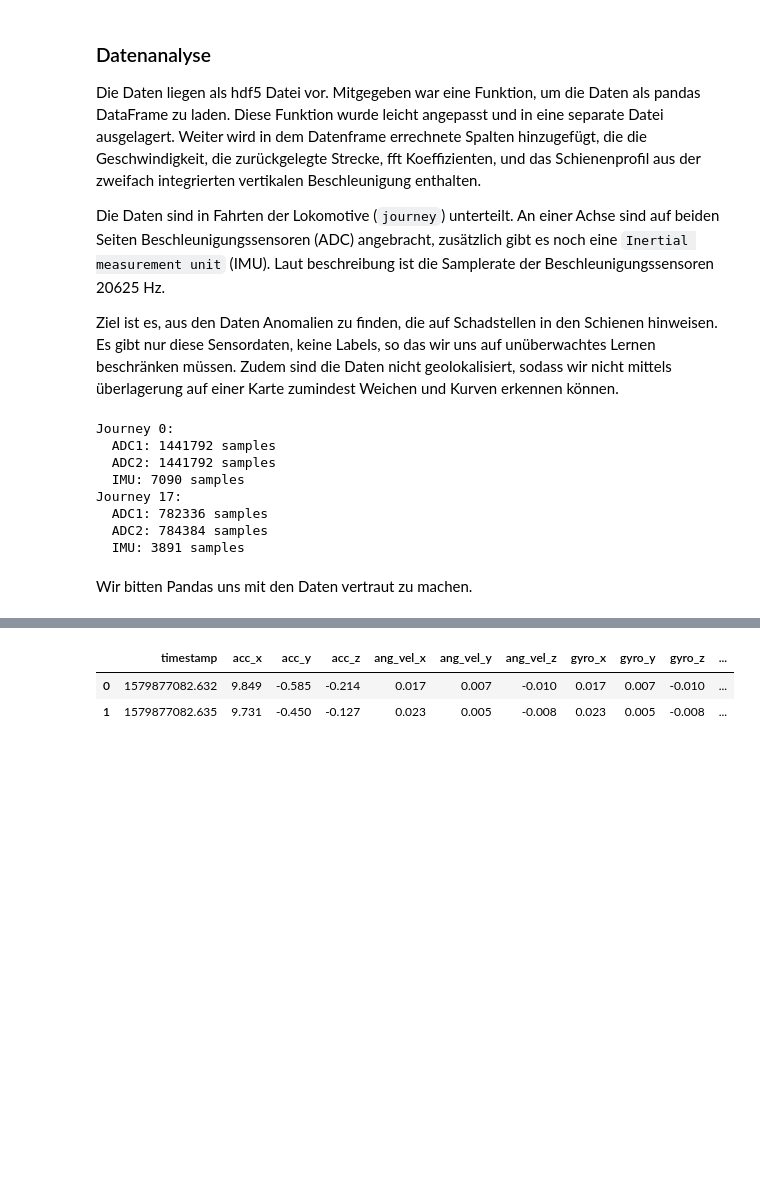
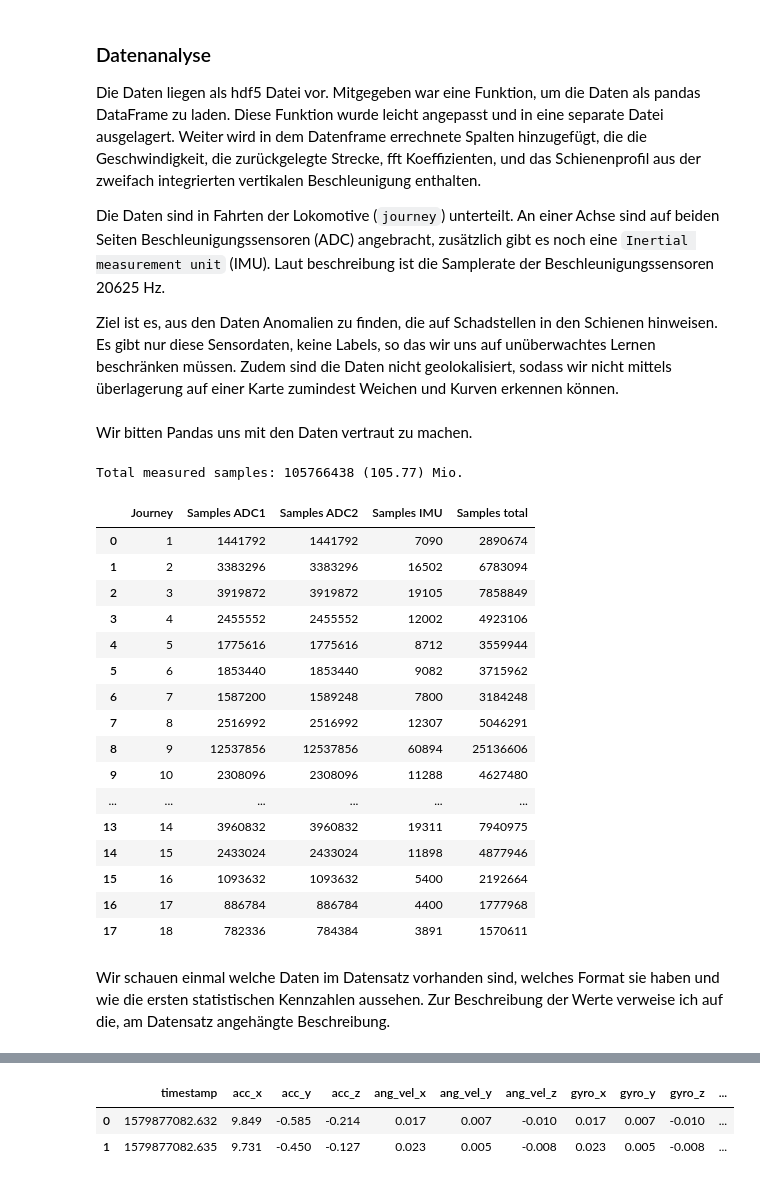
Before and after one commit to cMurschall/technicalDataAnalysis, a Jupyter notebook: report.ipynb, the cells around one changed output, grey strips where cells are left out. Drawn from its saved outputs; the diff is of its cells as text; code cells hidden in the pictures; blank space fills up the shorter version.

Commit message:
Updated count of measuremts part. We show now a dataframe and use jupyter to display it nicely.

```diff
--- a/report.ipynb
+++ b/report.ipynb
@@ -28,21 +30,41 @@ import data
-# %%
-# we print the first and last summary of the data
-for j in range(data.count_journeys())[::data.count_journeys()-1]:
-    print('Journey ' + str(j) + ':')
-    for _, sensor in enumerate(data.get_sensors()):
-        df = data.read_data(j, sensor)
-        print('  ' + sensor + ': ' + str(len(df)) + ' samples')
-# %% [output]
-Journey 0:
-  ADC1: 1441792 samples
-  ADC2: 1441792 samples
-  IMU: 7090 samples
-Journey 17:
-  ADC1: 782336 samples
-  ADC2: 784384 samples
-  IMU: 3891 samples
 # %% [markdown]
 Wir bitten Pandas uns mit den Daten vertraut zu machen.
+# %%
+d = {}
+for j in range(data.count_journeys()):
+    journey = j + 1
+    d[journey] = {}
+    total = 0
+    for _, sensor in enumerate(data.get_sensors()):
+        df = data.read_data(j, sensor)
+        d[journey][f"Samples {sensor}"] = len(df)
+        total += len(df)
+    d[journey]["Samples total"] = total
+
+df_count_samples = pd.DataFrame(d).T.rename_axis('Journey').reset_index()
+print(f"Total measured samples: {df_count_samples['Samples total'].sum()} ({(df_count_samples['Samples total'].sum()/10**6):.2f}) Mio.")
+df_count_samples
+# %% [output]
+Total measured samples: 105766438 (105.77) Mio.
+|  | Journey | Samples ADC1 | Samples ADC2 | Samples IMU | Samples total |
+| 0 | 1 | 1441792 | 1441792 | 7090 | 2890674 |
+| 1 | 2 | 3383296 | 3383296 | 16502 | 6783094 |
+| 2 | 3 | 3919872 | 3919872 | 19105 | 7858849 |
+| 3 | 4 | 2455552 | 2455552 | 12002 | 4923106 |
+| 4 | 5 | 1775616 | 1775616 | 8712 | 3559944 |
+| 5 | 6 | 1853440 | 1853440 | 9082 | 3715962 |
+| 6 | 7 | 1587200 | 1589248 | 7800 | 3184248 |
+| 7 | 8 | 2516992 | 2516992 | 12307 | 5046291 |
+| 8 | 9 | 12537856 | 12537856 | 60894 | 25136606 |
+| 9 | 10 | 2308096 | 2308096 | 11288 | 4627480 |
+| ... | ... | ... | ... | ... | ... |
+| 13 | 14 | 3960832 | 3960832 | 19311 | 7940975 |
+| 14 | 15 | 2433024 | 2433024 | 11898 | 4877946 |
+| 15 | 16 | 1093632 | 1093632 | 5400 | 2192664 |
+| 16 | 17 | 886784 | 886784 | 4400 | 1777968 |
+| 17 | 18 | 782336 | 784384 | 3891 | 1570611 |
+# %% [markdown]
+Wir schauen einmal welche Daten im Datensatz vorhanden sind, welches Format sie haben und wie die ersten statistischen Kennzahlen aussehen. Zur Beschreibung der Werte verweise ich auf die, am Datensatz angehängte Beschreibung.
 # %%
 data.read_data(jrn=0, source='ADC1').head(2)
 # %% [output]
```
Also changed, not shown: parts of 2 cells of this notebook.
